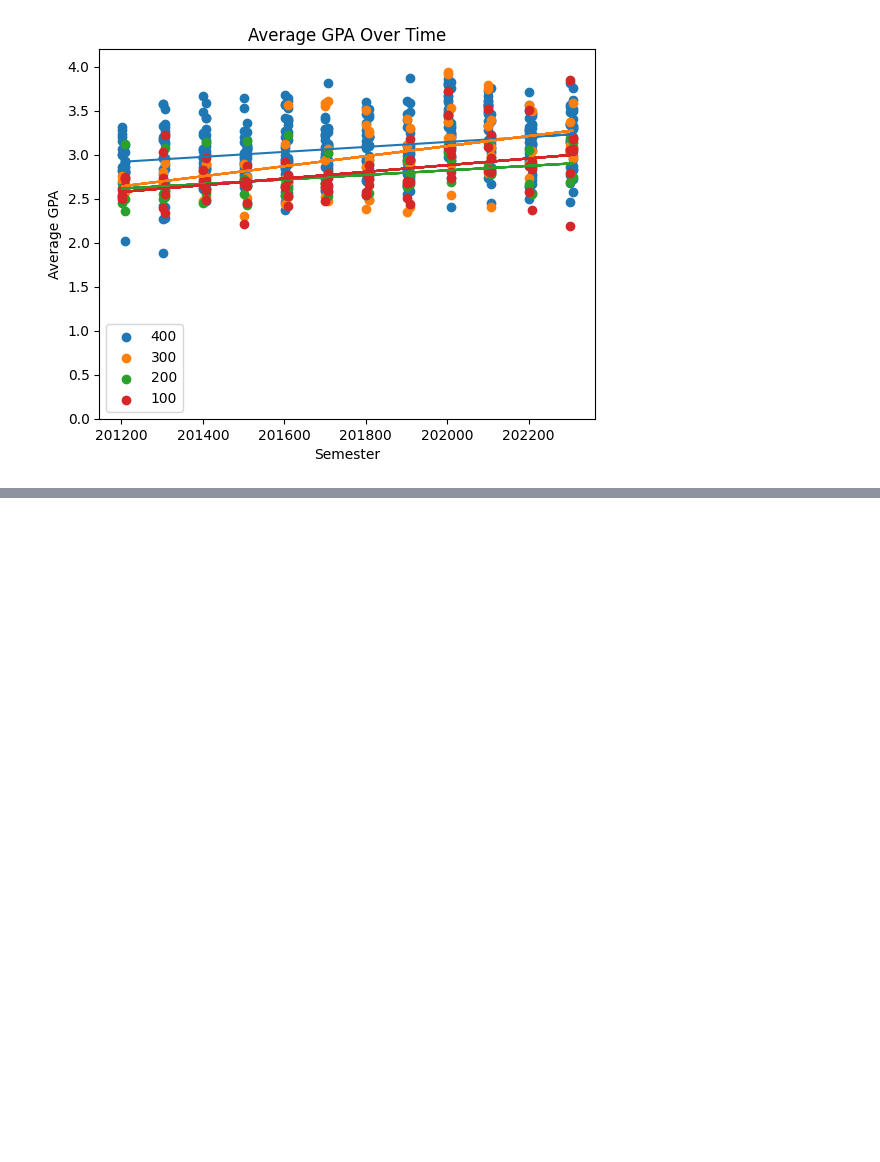
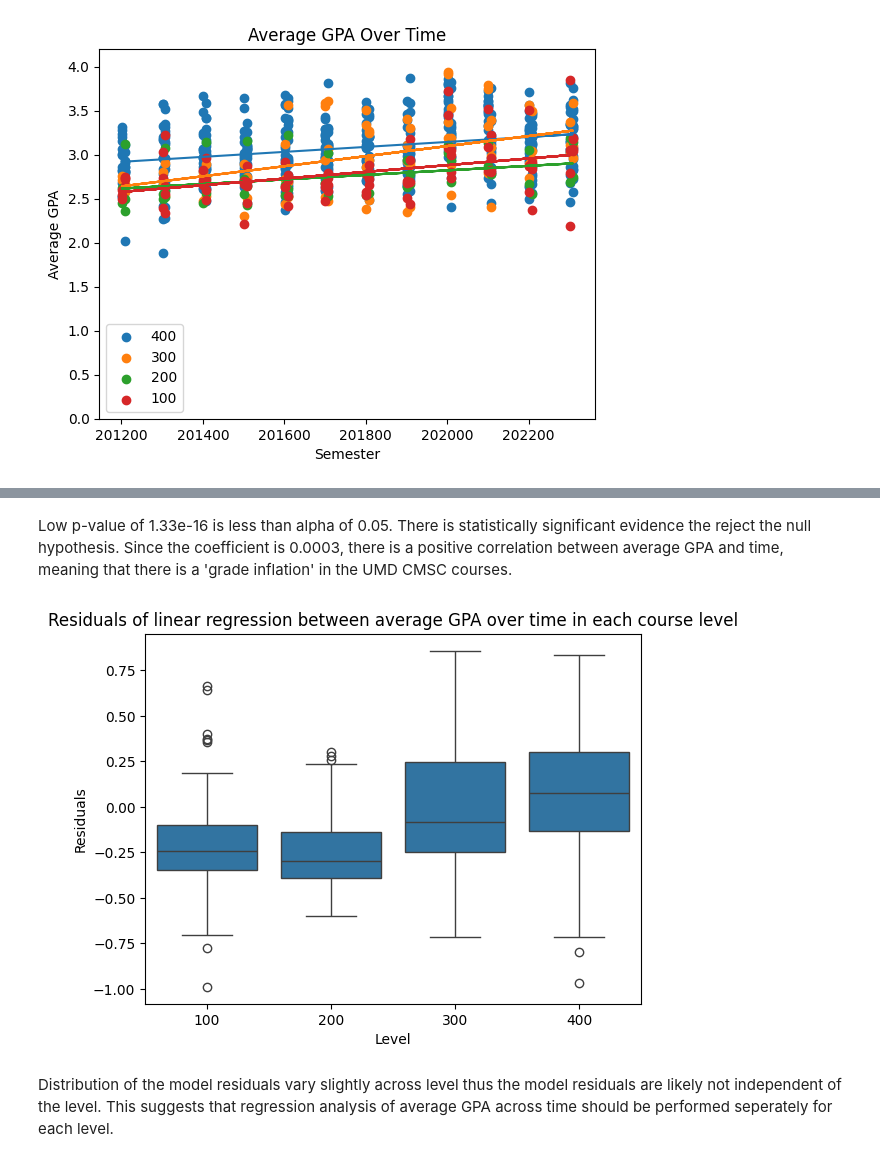
Before and after one commit to jihyopark/cmsc320-final-tutorial, a Jupyter notebook: final_tutorial.ipynb, the cells around one changed output, grey strips where cells are left out. Saved outputs shown, nothing was run; the diff lists cells and outputs as text; code cells hidden in the pictures; blank space fills up the shorter version.

```diff
--- a/final_tutorial.ipynb
+++ b/final_tutorial.ipynb
@@ -205,6 +206,21 @@ Notes:
 [1] Standard Errors assume that the covariance matrix of the errors is correctly specified.
 [2] The condition number is large, 1.2e+08. This might indicate that there are
 strong multicollinearity or other numerical problems.
+# %% [markdown]
+Low p-value of 1.33e-16 is less than alpha of 0.05. There is statistically significant evidence the reject the null hypothesis. Since the coefficient is 0.0003, there is a positive correlation between average GPA and time, meaning that there is a 'grade inflation' in the UMD CMSC courses.
+# %%
+import seaborn as sns
+
+df["residuals"] = model.resid
+sns.boxplot(data=df, x="level", y="residuals")
+plt.xlabel("Level")
+plt.ylabel("Residuals")
+plt.title("Residuals of linear regression between average GPA over time in each course level")
+plt.show()
+# %% [output]
+[figure, added]
+# %% [markdown]
+Distribution of the model residuals vary slightly across level thus the model residuals are likely not independent of the level. This suggests that regression analysis of average GPA across time should be performed seperately for each level.
 # %%
 import statsmodels.formula.api as smf  # type: ignore
 model = smf.ols(formula="avg_gpa ~ semester * C(level)", data=df).fit()
```
Also changed, not shown: parts of 5 cells of this notebook.
